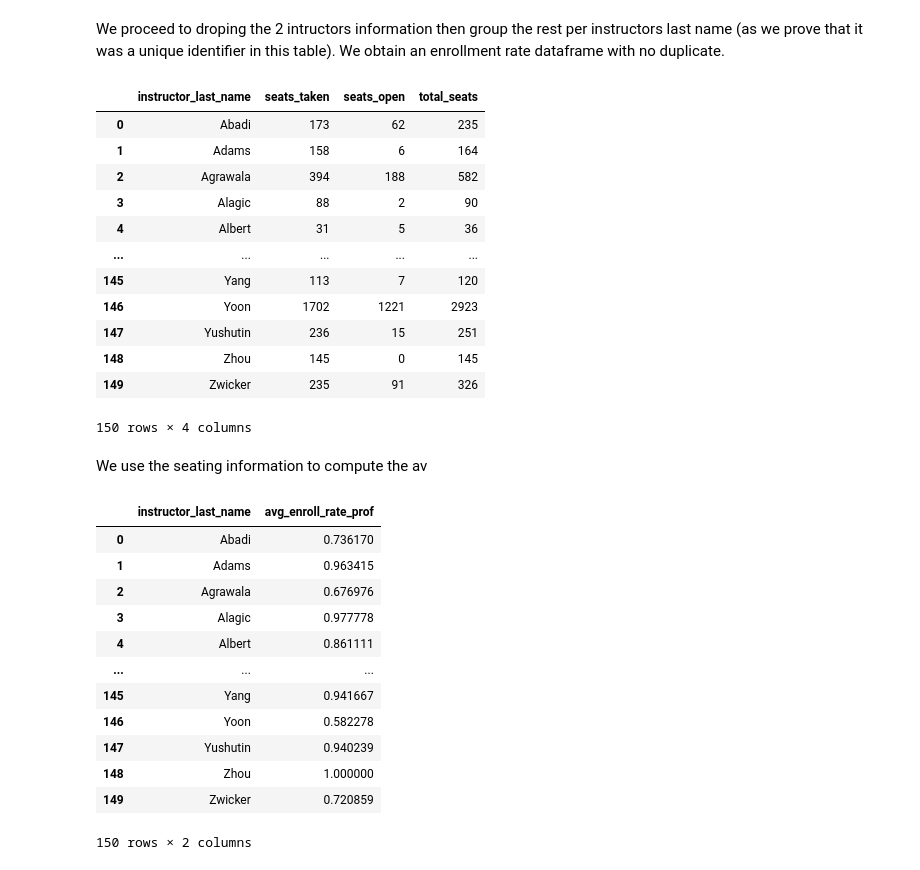
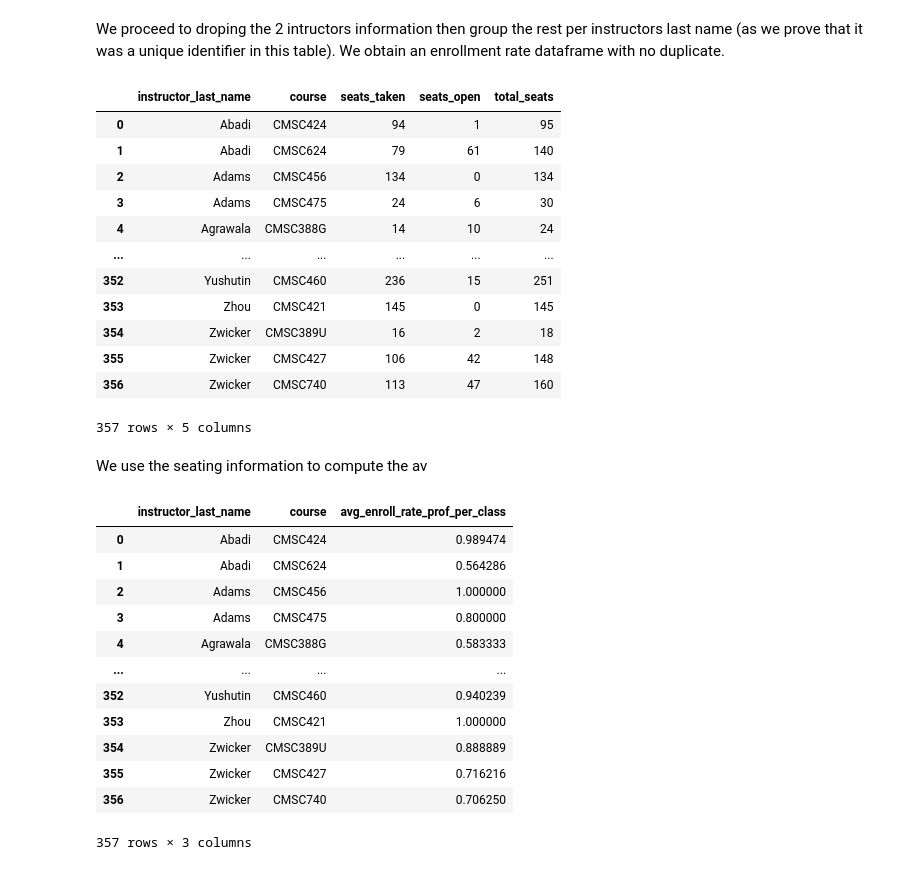
Before and after one commit to WesJD/cmsc320-final, a Jupyter notebook: project.ipynb, the cells around one changed output. Drawn from its saved outputs; the diff is of its cells as text; code cells hidden in the pictures.

```diff
--- a/project.ipynb
+++ b/project.ipynb
@@ -585,43 +588,43 @@ We proceed to droping the 2 intructors information then group the rest per instr
 # %%
 # We first drop the 2 intructors not present in the tidy df
 enrollRate_noDup = enroll_rateDf.drop(["Jia-Bin Huang", "Min Wu"], axis=0)
 
 #We then group by instructor last name to get ready of the duplicates
 enrollRate_noDup = enrollRate_noDup.reset_index(0)
-enrollRate_noDup = enrollRate_noDup.groupby("instructor_last_name").sum()
-enrollRate_noDup = enrollRate_noDup.reset_index(0)
+enrollRate_noDup = enrollRate_noDup.groupby(["instructor_last_name", "course"]).sum()
+enrollRate_noDup = enrollRate_noDup.reset_index([0,1])
 enrollRate_noDup
 # %% [output]
-|  | instructor_last_name | seats_taken | seats_open | total_seats |
-| 0 | Abadi | 173 | 62 | 235 |
-| 1 | Adams | 158 | 6 | 164 |
-| 2 | Agrawala | 394 | 188 | 582 |
-| 3 | Alagic | 88 | 2 | 90 |
-| 4 | Albert | 31 | 5 | 36 |
-| ... | ... | ... | ... | ... |
-| 145 | Yang | 113 | 7 | 120 |
-| 146 | Yoon | 1702 | 1221 | 2923 |
-| 147 | Yushutin | 236 | 15 | 251 |
-| 148 | Zhou | 145 | 0 | 145 |
-| 149 | Zwicker | 235 | 91 | 326 |
+|  | instructor_last_name | course | seats_taken | seats_open | total_seats |
+| 0 | Abadi | CMSC424 | 94 | 1 | 95 |
+| 1 | Abadi | CMSC624 | 79 | 61 | 140 |
+| 2 | Adams | CMSC456 | 134 | 0 | 134 |
+| 3 | Adams | CMSC475 | 24 | 6 | 30 |
+| 4 | Agrawala | CMSC388G | 14 | 10 | 24 |
+| ... | ... | ... | ... | ... | ... |
+| 352 | Yushutin | CMSC460 | 236 | 15 | 251 |
+| 353 | Zhou | CMSC421 | 145 | 0 | 145 |
+| 354 | Zwicker | CMSC389U | 16 | 2 | 18 |
+| 355 | Zwicker | CMSC427 | 106 | 42 | 148 |
+| 356 | Zwicker | CMSC740 | 113 | 47 | 160 |
-150 rows × 4 columns
+357 rows × 5 columns
 # %% [markdown]
 We use the seating information to compute the av
 # %%
-enrollRate_noDup["avg_enroll_rate_prof"] = enrollRate_noDup.seats_taken / enrollRate_noDup.total_seats
+enrollRate_noDup["avg_enroll_rate_prof_per_class"] = enrollRate_noDup.seats_taken / enrollRate_noDup.total_seats
 enrollRate_noDup.drop(["seats_taken", "seats_open", "total_seats"], axis=1, inplace=True)
 enrollRate_noDup
 # %% [output]
-|  | instructor_last_name | avg_enroll_rate_prof |
-| 0 | Abadi | 0.736170 |
-| 1 | Adams | 0.963415 |
-| 2 | Agrawala | 0.676976 |
-| 3 | Alagic | 0.977778 |
-| 4 | Albert | 0.861111 |
-| ... | ... | ... |
-| 145 | Yang | 0.941667 |
-| 146 | Yoon | 0.582278 |
-| 147 | Yushutin | 0.940239 |
-| 148 | Zhou | 1.000000 |
-| 149 | Zwicker | 0.720859 |
+|  | instructor_last_name | course | avg_enroll_rate_prof_per_class |
+| 0 | Abadi | CMSC424 | 0.989474 |
+| 1 | Abadi | CMSC624 | 0.564286 |
+| 2 | Adams | CMSC456 | 1.000000 |
+| 3 | Adams | CMSC475 | 0.800000 |
+| 4 | Agrawala | CMSC388G | 0.583333 |
+| ... | ... | ... | ... |
+| 352 | Yushutin | CMSC460 | 0.940239 |
+| 353 | Zhou | CMSC421 | 1.000000 |
+| 354 | Zwicker | CMSC389U | 0.888889 |
+| 355 | Zwicker | CMSC427 | 0.716216 |
+| 356 | Zwicker | CMSC740 | 0.706250 |
-150 rows × 2 columns
+357 rows × 3 columns
```
Also changed, not shown: parts of 14 cells of this notebook.
